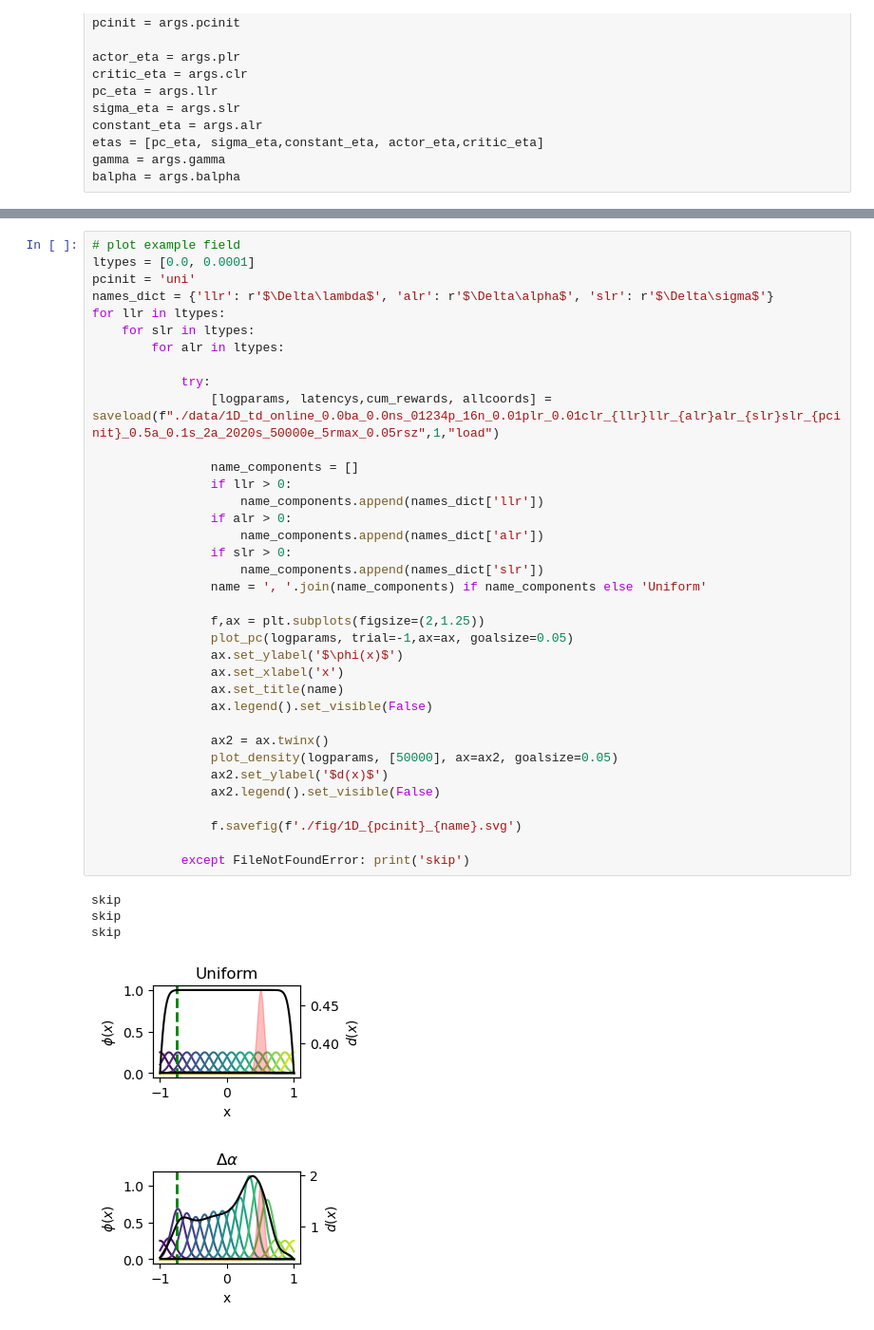
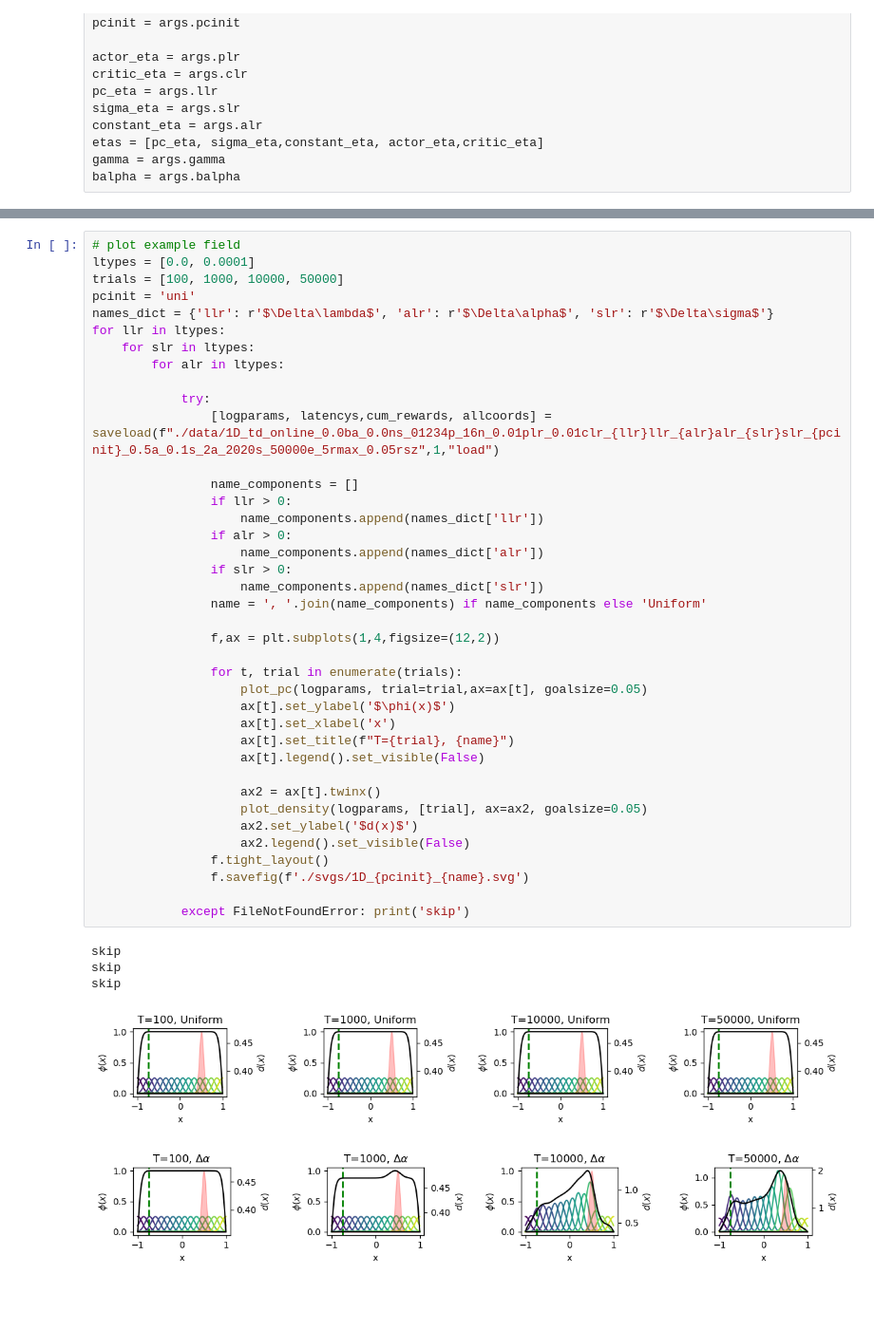
Before and after one commit to mgkumar138/online_pf_learning, a Jupyter notebook: online/1D/analyze_dx.ipynb, the cells around one changed output, grey strips where cells are left out. Shown at 95% size. Drawn from its saved outputs; the diff is of its cells as text; blank space fills up the shorter version.

```diff
--- a/online/1D/analyze_dx.ipynb
+++ b/online/1D/analyze_dx.ipynb
@@ -90,42 +162,45 @@ def plot_density(logparams, trials, ax=None, goalcoord=[0.5], startcoord=[-0.75]
 # %%
 # plot example field
 ltypes = [0.0, 0.0001]
+trials = [100, 1000, 10000, 50000]
 pcinit = 'uni'
 names_dict = {'llr': r'$\Delta\lambda$', 'alr': r'$\Delta\alpha$', 'slr': r'$\Delta\sigma$'}
 for llr in ltypes:
     for slr in ltypes:
         for alr in ltypes:
 
             try:
                 [logparams, latencys,cum_rewards, allcoords] = saveload(f"./data/1D_td_online_0.0ba_0.0ns_01234p_16n_0.01plr_0.01clr_{llr}llr_{alr}alr_{slr}slr_{pcinit}_0.5a_0.1s_2a_2020s_50000e_5rmax_0.05rsz",1,"load")
 
                 name_components = []
                 if llr > 0:
                     name_components.append(names_dict['llr'])
                 if alr > 0:
                     name_components.append(names_dict['alr'])
                 if slr > 0:
                     name_components.append(names_dict['slr'])
                 name = ', '.join(name_components) if name_components else 'Uniform'
 
-                f,ax = plt.subplots(figsize=(2,1.25))
-                plot_pc(logparams, trial=-1,ax=ax, goalsize=0.05)
-                ax.set_ylabel('$\phi(x)$')
-                ax.set_xlabel('x')
-                ax.set_title(name)
-                ax.legend().set_visible(False)
+                f,ax = plt.subplots(1,4,figsize=(12,2))
 
-                ax2 = ax.twinx()
-                plot_density(logparams, [50000], ax=ax2, goalsize=0.05)
-                ax2.set_ylabel('$d(x)$')
-                ax2.legend().set_visible(False)
+                for t, trial in enumerate(trials):
+                    plot_pc(logparams, trial=trial,ax=ax[t], goalsize=0.05)
+                    ax[t].set_ylabel('$\phi(x)$')
+                    ax[t].set_xlabel('x')
+                    ax[t].set_title(f"T={trial}, {name}")
+                    ax[t].legend().set_visible(False)
 
-                f.savefig(f'./fig/1D_{pcinit}_{name}.svg')
+                    ax2 = ax[t].twinx()
+                    plot_density(logparams, [trial], ax=ax2, goalsize=0.05)
+                    ax2.set_ylabel('$d(x)$')
+                    ax2.legend().set_visible(False)
+                f.tight_layout()
+                f.savefig(f'./svgs/1D_{pcinit}_{name}.svg')
 
             except FileNotFoundError: print('skip')
 # %% [output]
 skip
 skip
 skip
-[figure, old version]
+[figure, new version]
-[figure, old version]
+[figure, new version]
```
Also changed, not shown: parts of 14 cells of this notebook, 17 other files.
